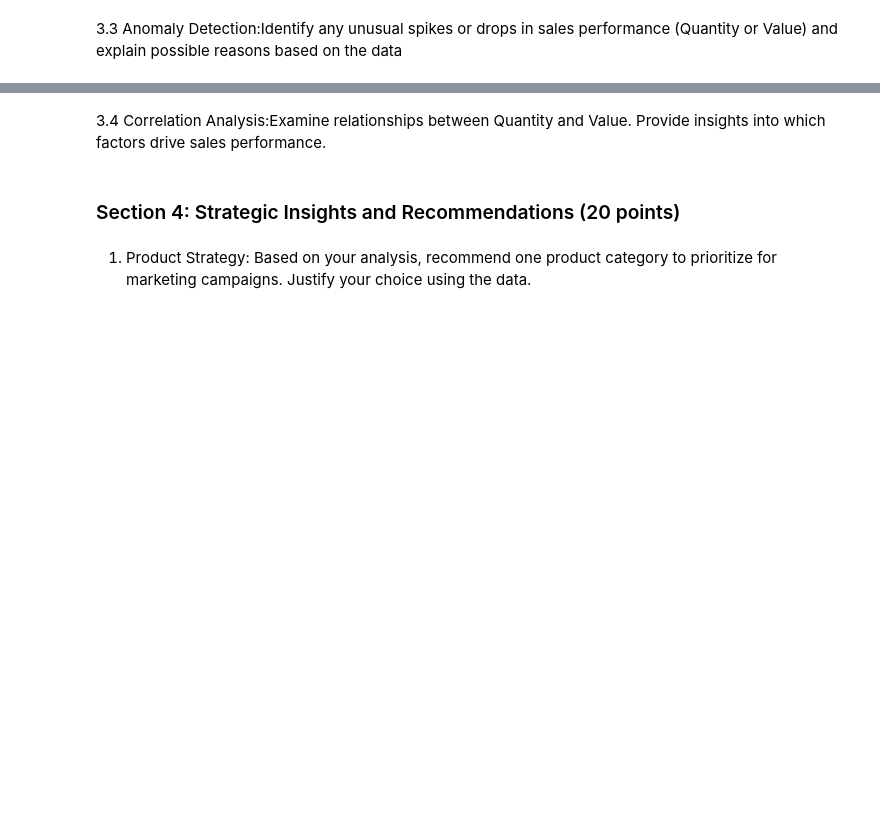
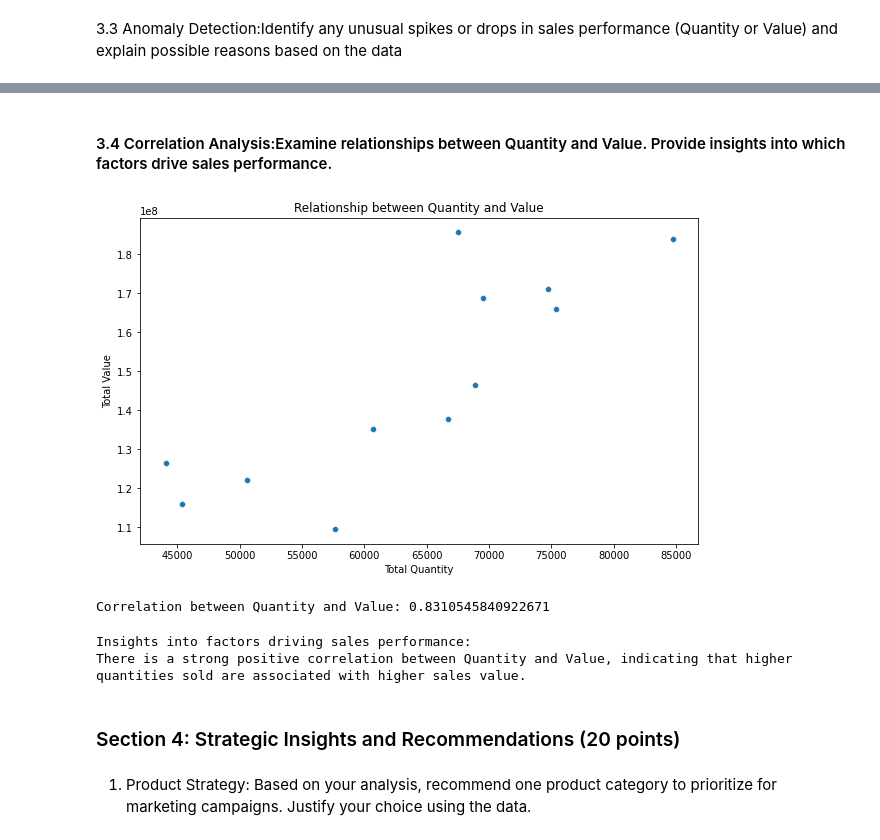
Before and after one commit to wambuiGicheha/kwanza_tukule_TechAssement, a Jupyter notebook: index.ipynb, the cells around one changed output, grey strips where cells are left out. Cells and saved outputs as stored; diff of their text form; code cells hidden in the pictures; blank space fills up the shorter version.

```diff
--- a/index.ipynb
+++ b/index.ipynb
@@ -570,5 +681,50 @@ ImportError: cannot import name 'is_float_index' from 'statsmodels.compat.pandas
 # %% [markdown]
-3.4 Correlation Analysis:Examine relationships between Quantity and Value. Provide insights into which factors drive sales performance.
+#### 3.4 Correlation Analysis:Examine relationships between Quantity and Value. Provide insights into which factors drive sales performance.
+# %%
+#Calculate Total Monthly Sales(Value) and Quantity
+
+monthly_sales = kt_clean_df.groupby('month-year').agg({'total_value': 'sum', 'quantity': 'sum'}).reset_index()
+
+# Convert Month-Year to datetime for proper sorting
+monthly_sales['month-year'] = pd.to_datetime(monthly_sales['month-year'], format='%B %Y')
+
+# Sort by Month-Year
+monthly_sales = monthly_sales.sort_values('month-year')
+
+# Set Month-Year as index
+monthly_sales.set_index('month-year', inplace=True)
+
+# Plot the relationship between Quantity and Value
+plt.figure(figsize=(10, 6))
+sns.scatterplot(x='quantity', y='total_value', data=monthly_sales)
+plt.xlabel('Total Quantity')
+plt.ylabel('Total Value')
+plt.title('Relationship between Quantity and Value')
+plt.show()
+# %% [output]
+[figure, added]
+# %%
+#calculate correlation
+# Calculate correlation between Quantity and Value
+correlation = monthly_sales['quantity'].corr(monthly_sales['total_value'])
+print(f"Correlation between Quantity and Value: {correlation}")
+# %% [output]
+Correlation between Quantity and Value: 0.8310545840922671
+# %%
+#Give insights
+# Insights into factors driving sales performance
+if correlation > 0.7:
+    insight = "There is a strong positive correlation between Quantity and Value, indicating that higher quantities sold are associated with higher sales value."
+elif correlation > 0.3:
+    insight = "There is a moderate positive correlation between Quantity and Value, suggesting that quantities sold have a noticeable impact on sales value."
+else:
+    insight = "There is a weak or no correlation between Quantity and Value, implying that other factors might be driving sales performance."
+
+print("Insights into factors driving sales performance:")
+print(insight)
+# %% [output]
+Insights into factors driving sales performance:
+There is a strong positive correlation between Quantity and Value, indicating that higher quantities sold are associated with higher sales value.
 # %% [markdown]
 ### Section 4: Strategic Insights and Recommendations (20 points)
 # %% [markdown]
```
Also changed, not shown: parts of 19 cells of this notebook.
